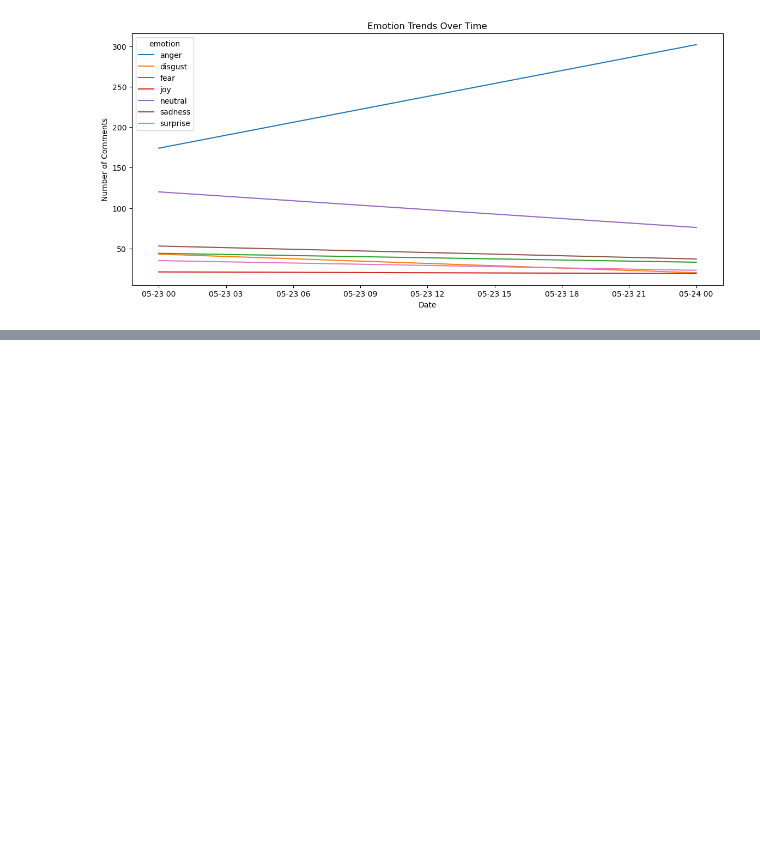
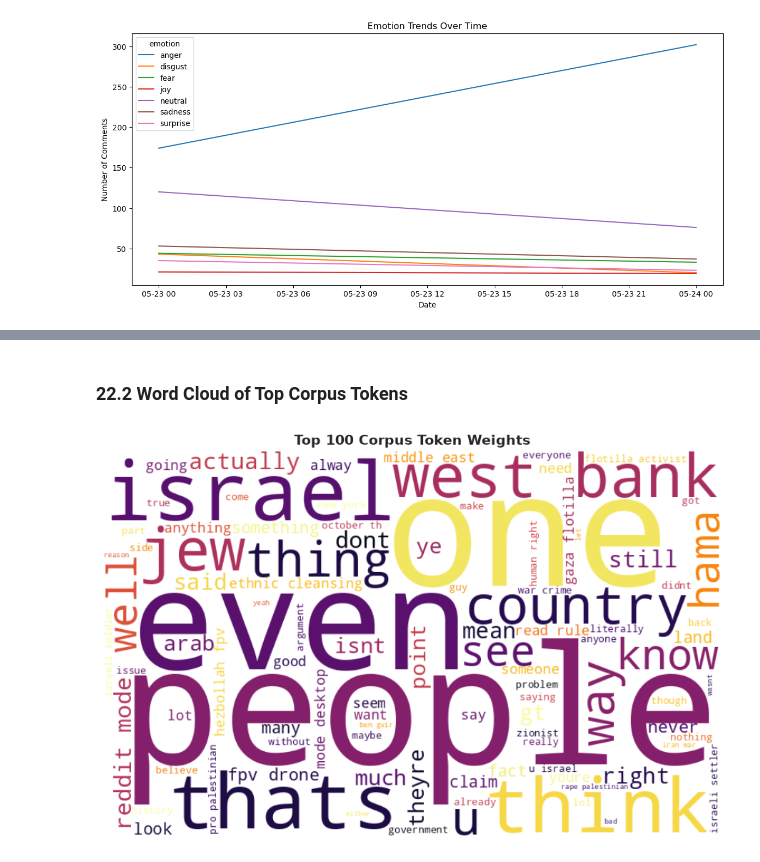
Before and after one commit to oshasho/SocialMediaComputing, a Jupyter notebook: SMCProject.ipynb, the cells around one changed output, grey strips where cells are left out. Drawn from its saved outputs; the diff is of its cells as text; code cells hidden in the pictures; blank space fills up the shorter version.

```diff
--- a/SMCProject.ipynb
+++ b/SMCProject.ipynb
@@ -1405,0 +1491,26 @@ plt.show()
+# %% [markdown]
+### 22.2 Word Cloud of Top Corpus Tokens
+# %%
+from wordcloud import WordCloud
+
+combined_corpus = " ".join(
+    df['processed_text'].astype(str).dropna().head(50000)
+)
+
+wordcloud = WordCloud(
+    width=800,
+    height=500,
+    background_color='white',
+    max_words=100,
+    colormap='inferno'
+).generate(combined_corpus)
+
+plt.figure(figsize=(10, 6))
+plt.imshow(wordcloud, interpolation='bilinear')
+plt.axis('off')
+plt.title('Top 100 Corpus Token Weights', fontsize=14, fontweight='bold')
+
+plt.tight_layout()
+plt.show()
+# %% [output]
+[figure, added]
```
Also changed, not shown: parts of 13 cells of this notebook, 1 other file.
